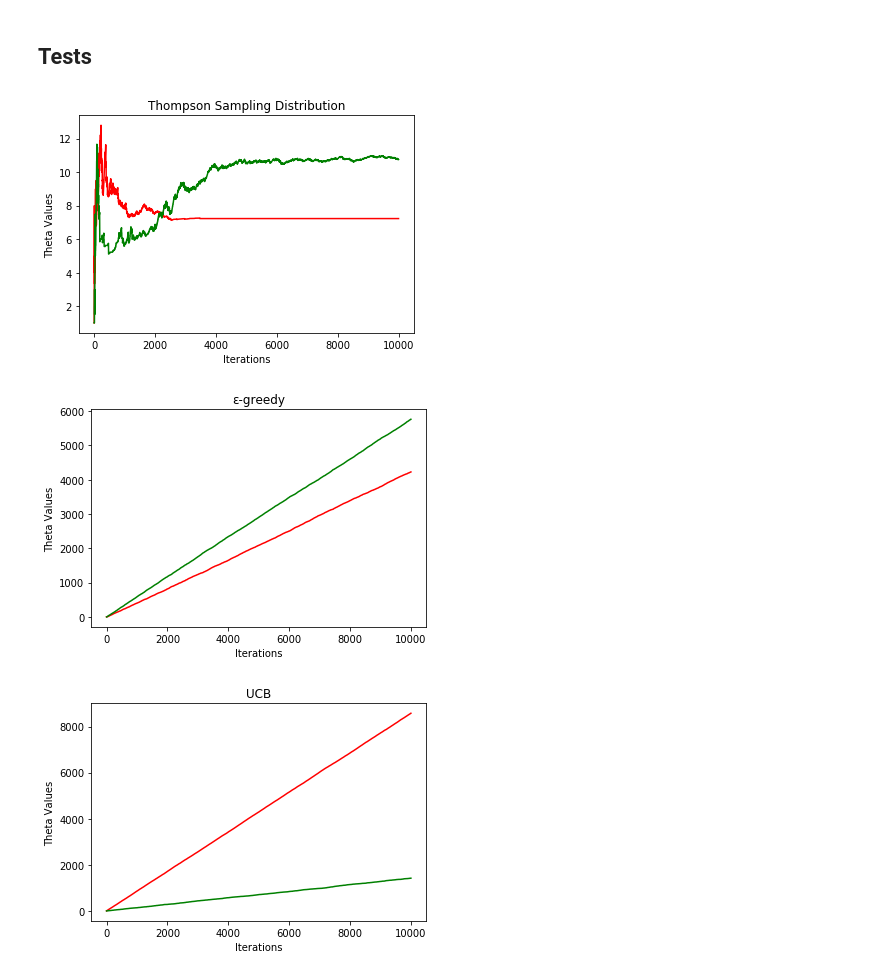
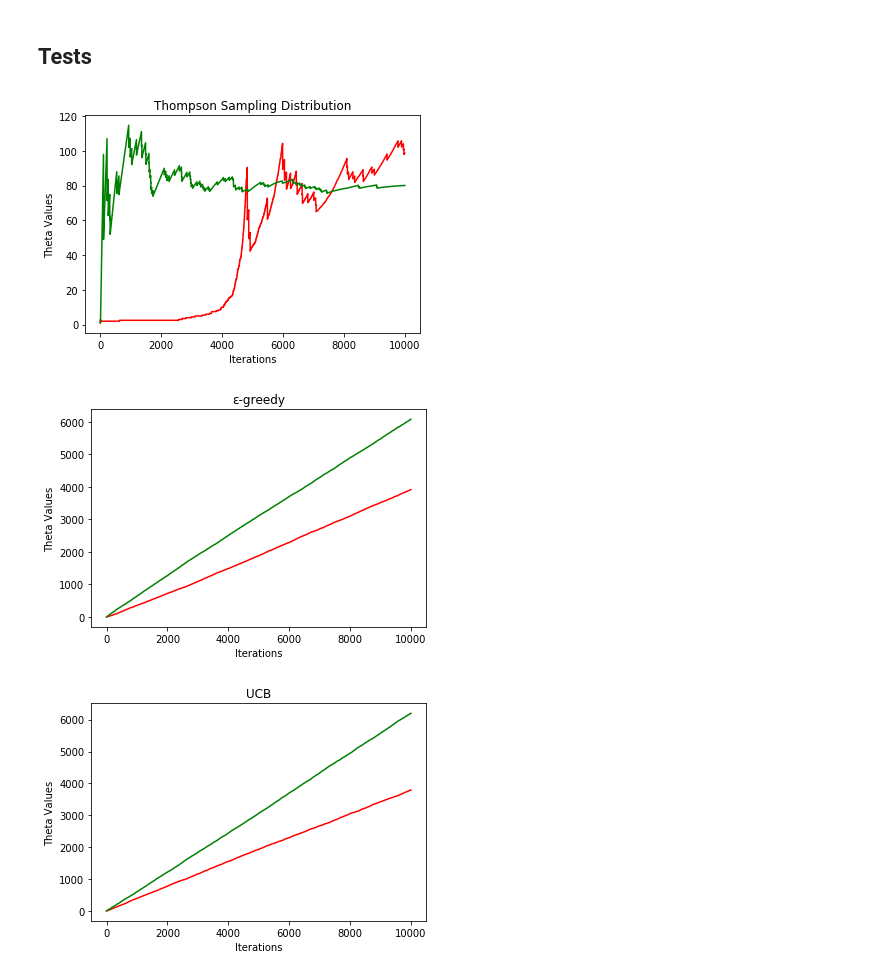
Before and after one commit to neilmizzi/MAS_Homework, a Jupyter notebook: multi_armed_bandits.ipynb, the cells around one changed output. Saved outputs shown, nothing was run; the diff lists cells and outputs as text; code cells hidden in the pictures.

```diff
--- a/multi_armed_bandits.ipynb
+++ b/multi_armed_bandits.ipynb
@@ -124,14 +124,14 @@ def thompson_sampling(k: int = 2, limit: int = 10) -> list:
         samples = [np.random.beta(i[0], i[1]) for i in ab_pairs]
         si = np.argmax(samples)                                     # Choose sample with best prob to get reward
         reward = bandit_sample(samples[si])                         # Get reward
-        ab_pairs[si][0] = ab_pairs[si][0] + reward                  # Append Reward to Alpha
-        ab_pairs[si][1] = ab_pairs[si][1] + (1 - reward)            # And Beta, accordingly
-        thetas = thetas + [[x[0]/x[1] for x in ab_pairs]]           # Add the thetas to list of progress
+        ab_pairs[si][0] += reward                                   # Append Reward to Alpha
+        ab_pairs[si][1] += (1 - reward)                             # And Beta, accordingly
+        thetas += [[x[0]/x[1] for x in ab_pairs]]                   # Add the thetas to list of progress
     return thetas
 # %% [markdown]
 $\epsilon$-greedy sampling
 # %%
-def epsilon_sampling(k: int = 2, e:float=0.1, limit: int = 10) -> list:
+def epsilon_sampling(k: int = 2, e:float=0.1, limit: int = 10, beta_increment: float = 1) -> list:
     # initialise alpha/beta pairs for each arm
     ab_pairs = [[1, 1] for _ in range(k)]
     thetas = [[x[0]/x[1] for x in ab_pairs]]
@@ -140,14 +140,15 @@ def epsilon_sampling(k: int = 2, e:float=0.1, limit: int = 10) -> list:
         # e-greedy choice
         si = np.argmax(samples) if random.random() > e else random.choice(range(0,k))
         reward = bandit_sample(samples[si])
-        # update only alpha-values for epsilon-greedy
-        ab_pairs[si][0] = ab_pairs[si][0] + reward
-        thetas = thetas + [[x[0]/x[1] for x in ab_pairs]]
+        # update only alpha-values for epsilon-greedy with reward
+        ab_pairs[si][0] += reward
+        ab_pairs[si][1] += beta_increment
+        thetas += [[x[0]/x[1] for x in ab_pairs]]
     return thetas
 # %% [markdown]
 Upper-Confidence bound sampling
 # %%
-def UCB(k: int = 2, c: int = 1, limit: int = 10) -> list:
+def UCB(k: int = 2, c: int = 1, limit: int = 10, beta_increment: float = 1) -> list:
     # initialise alpha/beta pairs for each arm
     ab_pairs = [[1, 1] for _ in range(k)]
     thetas = [[x[0]/x[1] for x in ab_pairs]]
@@ -156,9 +157,10 @@ def UCB(k: int = 2, c: int = 1, limit: int = 10) -> list:
         # greedy choice
         si = np.argmax(samples)
         reward = bandit_sample(samples[si])
-        # update only alpha-values for greedy
-        ab_pairs[si][0] = ab_pairs[si][0] + reward
-        thetas = thetas + [[x[0]/x[1] for x in ab_pairs]]
+        # update only alpha-values for greedy with reward
+        ab_pairs[si][0] += reward
+        ab_pairs[si][1] += beta_increment
+        thetas += [[x[0]/x[1] for x in ab_pairs]]
     return thetas
 # %% [markdown]
 
@@ -166,39 +168,40 @@ def UCB(k: int = 2, c: int = 1, limit: int = 10) -> list:
 # %%
 def run_tests(limit:int = 10000) -> None:
     k = 2
+    beta = 0
     test_1 = thompson_sampling(k=k, limit=limit)
-    test_2 = epsilon_sampling(k=k, e=0.1, limit=limit)
-    test_3 = UCB(k=k, c=1, limit=limit)
+    test_2 = epsilon_sampling(k=k, e=0.1, limit=limit, beta_increment=beta)
+    test_3 = UCB(k=k, c=1, limit=limit, beta_increment=beta)
 
     a1t1, a2t1 = [x[0] for x in test_1], [x[1] for x in test_1]
     a1t2, a2t2 = [x[0] for x in test_2], [x[1] for x in test_2]
     a1t3, a2t3 = [x[0] for x in test_3], [x[1] for x in test_3]
 
     x_axis = [i for i in range(limit+1)]
 
     plt.plot(x_axis, a1t1, 'r')
     plt.plot(x_axis, a2t1, 'g')
     plt.title('Thompson Sampling Distribution')
     plt.xlabel('Iterations')
     plt.ylabel('Theta Values')
     plt.show()
 
     plt.plot(x_axis, a1t2, 'r')
     plt.plot(x_axis, a2t2, 'g')
     plt.title('\u03B5-greedy')
     plt.xlabel('Iterations')
     plt.ylabel('Theta Values')
     plt.show()
 
     plt.plot(x_axis, a1t3, 'r')
     plt.plot(x_axis, a2t3, 'g')
     plt.title('UCB')
     plt.xlabel('Iterations')
     plt.ylabel('Theta Values')
     plt.show()
 
 run_tests()
 # %% [output]
-[figure, old version]
+[figure, new version]
-[figure, old version]
+[figure, new version]
-[figure, old version]
+[figure, new version]
```
Also changed, not shown: parts of 2 cells of this notebook, 1 other file.
